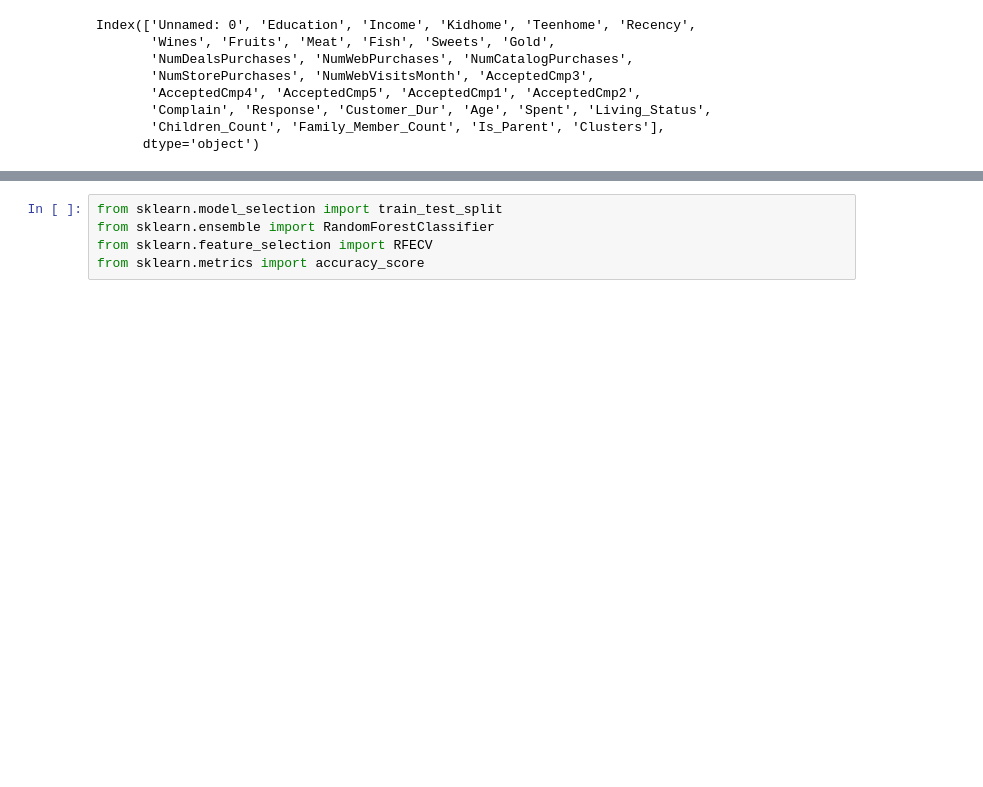
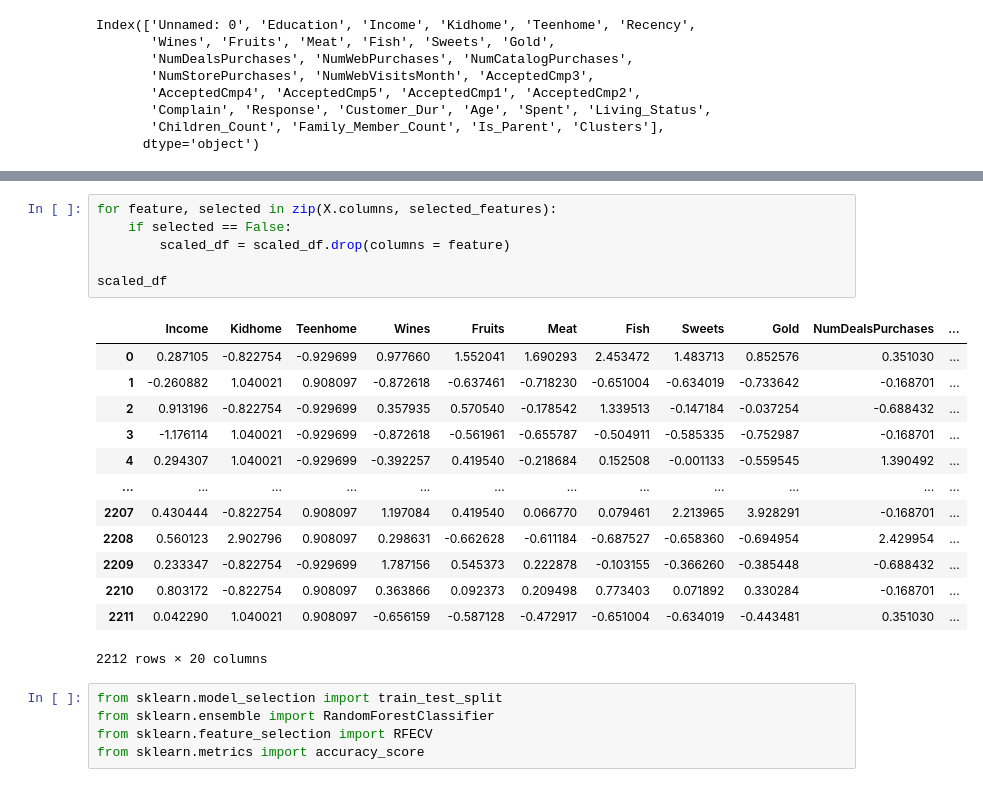
Before and after one commit to Anant0507/Customer-Segmentation, a Jupyter notebook: Classifying_Customer.ipynb, the cells around one changed output, grey strips where cells are left out. Saved outputs shown, nothing was run; the diff lists cells and outputs as text; blank space fills up the shorter version.

```diff
--- a/Classifying_Customer.ipynb
+++ b/Classifying_Customer.ipynb
@@ -235,6 +249,26 @@ Children_Count :  True
 Family_Member_Count :  True
 Is_Parent :  True
 Accuracy: 0.9729119638826185
+# %%
+for feature, selected in zip(X.columns, selected_features):
+    if selected == False:
+        scaled_df = scaled_df.drop(columns = feature)
+
+scaled_df
+# %% [output]
+|  | Income | Kidhome | Teenhome | Wines | Fruits | Meat | Fish | Sweets | Gold | NumDealsPurchases | ... |
+| 0 | 0.287105 | -0.822754 | -0.929699 | 0.977660 | 1.552041 | 1.690293 | 2.453472 | 1.483713 | 0.852576 | 0.351030 | ... |
+| 1 | -0.260882 | 1.040021 | 0.908097 | -0.872618 | -0.637461 | -0.718230 | -0.651004 | -0.634019 | -0.733642 | -0.168701 | ... |
+| 2 | 0.913196 | -0.822754 | -0.929699 | 0.357935 | 0.570540 | -0.178542 | 1.339513 | -0.147184 | -0.037254 | -0.688432 | ... |
+| 3 | -1.176114 | 1.040021 | -0.929699 | -0.872618 | -0.561961 | -0.655787 | -0.504911 | -0.585335 | -0.752987 | -0.168701 | ... |
+| 4 | 0.294307 | 1.040021 | -0.929699 | -0.392257 | 0.419540 | -0.218684 | 0.152508 | -0.001133 | -0.559545 | 1.390492 | ... |
+| ... | ... | ... | ... | ... | ... | ... | ... | ... | ... | ... | ... |
+| 2207 | 0.430444 | -0.822754 | 0.908097 | 1.197084 | 0.419540 | 0.066770 | 0.079461 | 2.213965 | 3.928291 | -0.168701 | ... |
+| 2208 | 0.560123 | 2.902796 | 0.908097 | 0.298631 | -0.662628 | -0.611184 | -0.687527 | -0.658360 | -0.694954 | 2.429954 | ... |
+| 2209 | 0.233347 | -0.822754 | -0.929699 | 1.787156 | 0.545373 | 0.222878 | -0.103155 | -0.366260 | -0.385448 | -0.688432 | ... |
+| 2210 | 0.803172 | -0.822754 | 0.908097 | 0.363866 | 0.092373 | 0.209498 | 0.773403 | 0.071892 | 0.330284 | -0.168701 | ... |
+| 2211 | 0.042290 | 1.040021 | 0.908097 | -0.656159 | -0.587128 | -0.472917 | -0.651004 | -0.634019 | -0.443481 | 0.351030 | ... |
+2212 rows × 20 columns
 # %%
 from sklearn.model_selection import train_test_split
 from sklearn.ensemble import RandomForestClassifier
```
Also changed, not shown: parts of 7 cells of this notebook, 1 other file.
